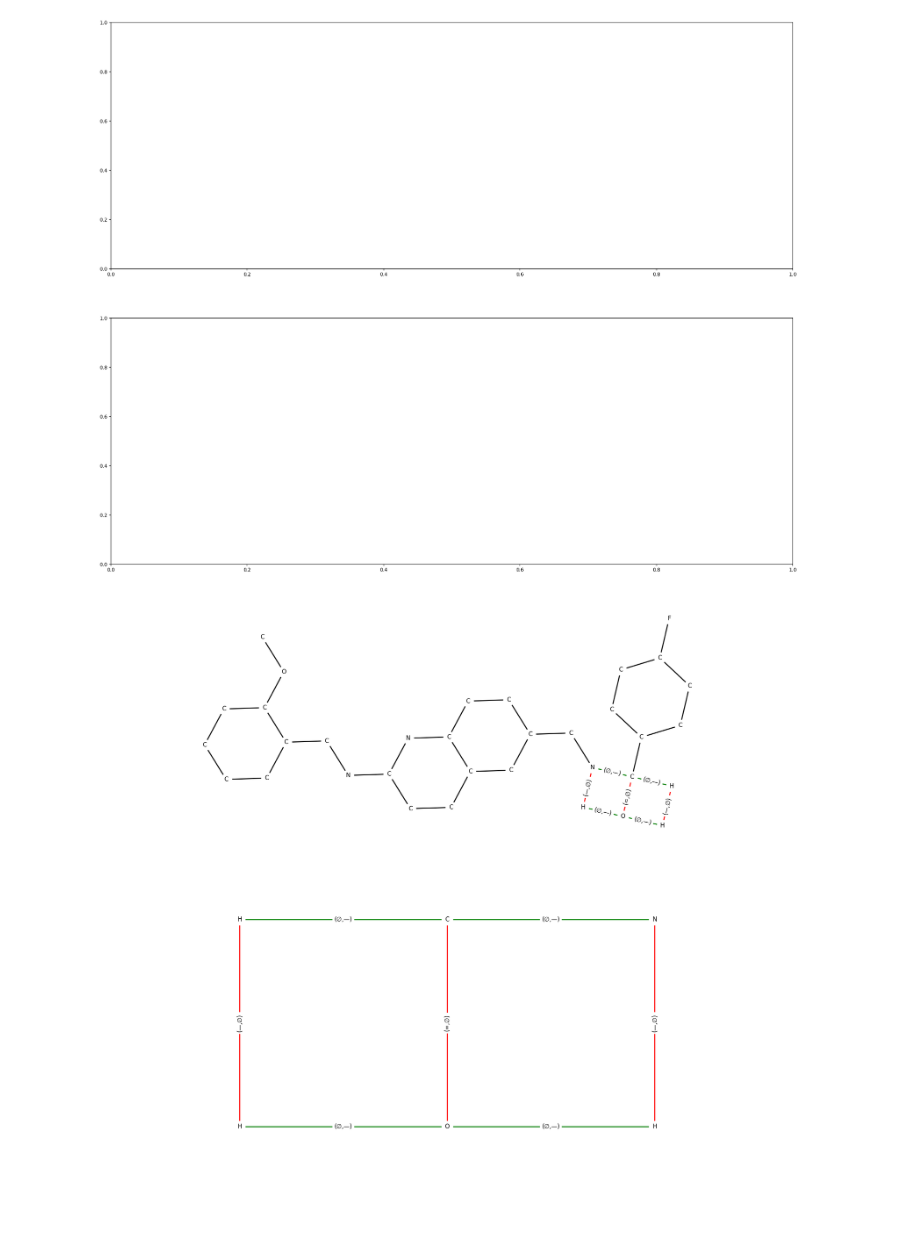
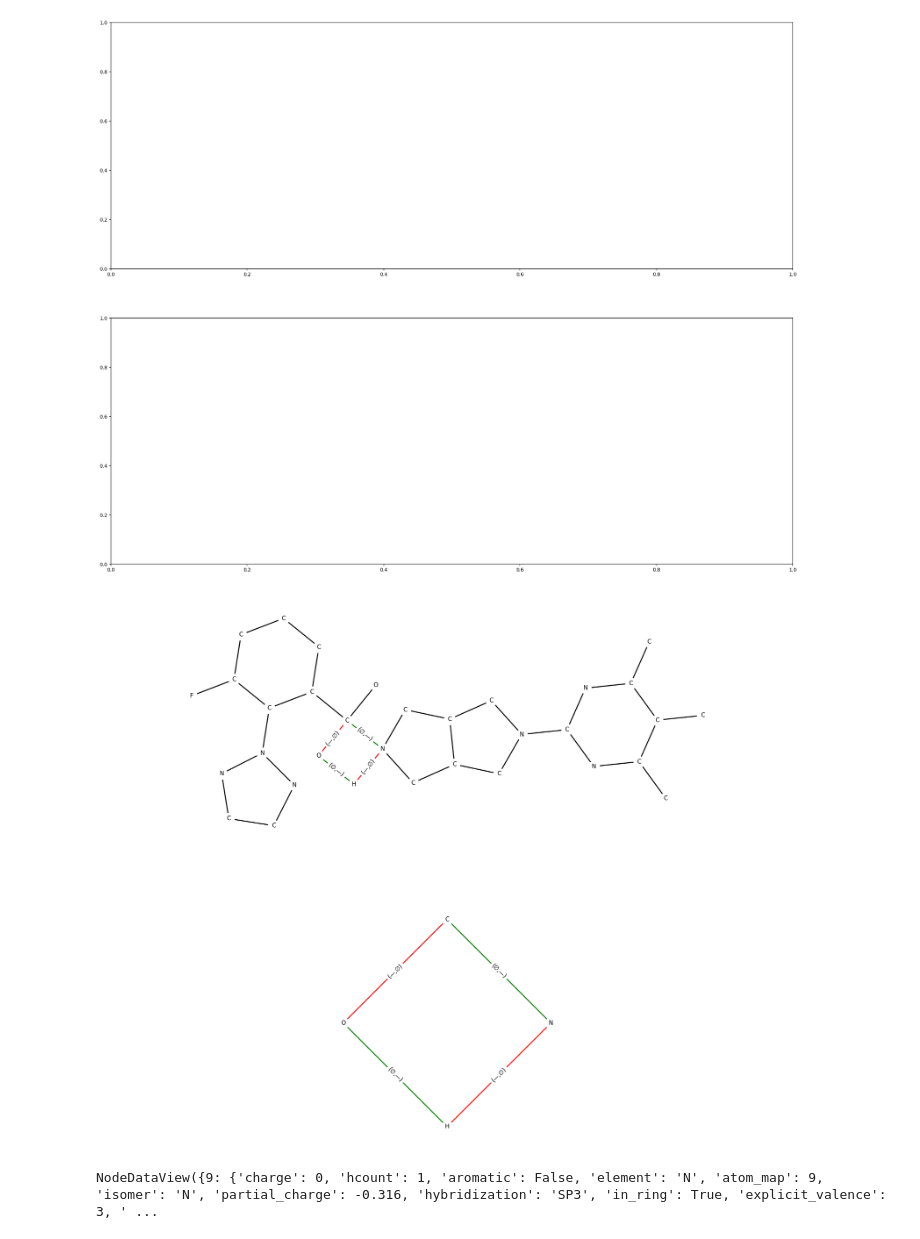
Before and after one commit to ForzaMark/graph_theory, a Jupyter notebook: wp1.ipynb, the cells around one changed output. Cells and saved outputs as stored; diff of their text form; code cells hidden in the pictures; blank space fills up the shorter version.

```diff
--- a/wp1.ipynb
+++ b/wp1.ipynb
@@ -20,12 +20,16 @@ def examine_graph(its_graph):
 # %%
 fig, ax = plt.subplots(2, 1, figsize = (25, 20 ))
 vis = GraphVisualizer ()
 
-reaction = data[300]
+reaction = data[600]
 
 reaction_center = get_reaction_center(reaction["ITS"])
 
 visualize_graph(reaction["ITS"], with_reaction_center=True)
 # %% [output]
 [figure]
-[figure, old version]
+[figure, new version]
+# %%
+reaction_center.nodes.data()
+# %% [output]
+NodeDataView({9: {'charge': 0, 'hcount': 1, 'aromatic': False, 'element': 'N', 'atom_map': 9, 'isomer': 'N', 'partial_charge': -0.316, 'hybridization': 'SP3', 'in_ring': True, 'explicit_valence': 3, ' ...
```
Also changed, not shown: parts of 1 cell of this notebook, 4 other files.
